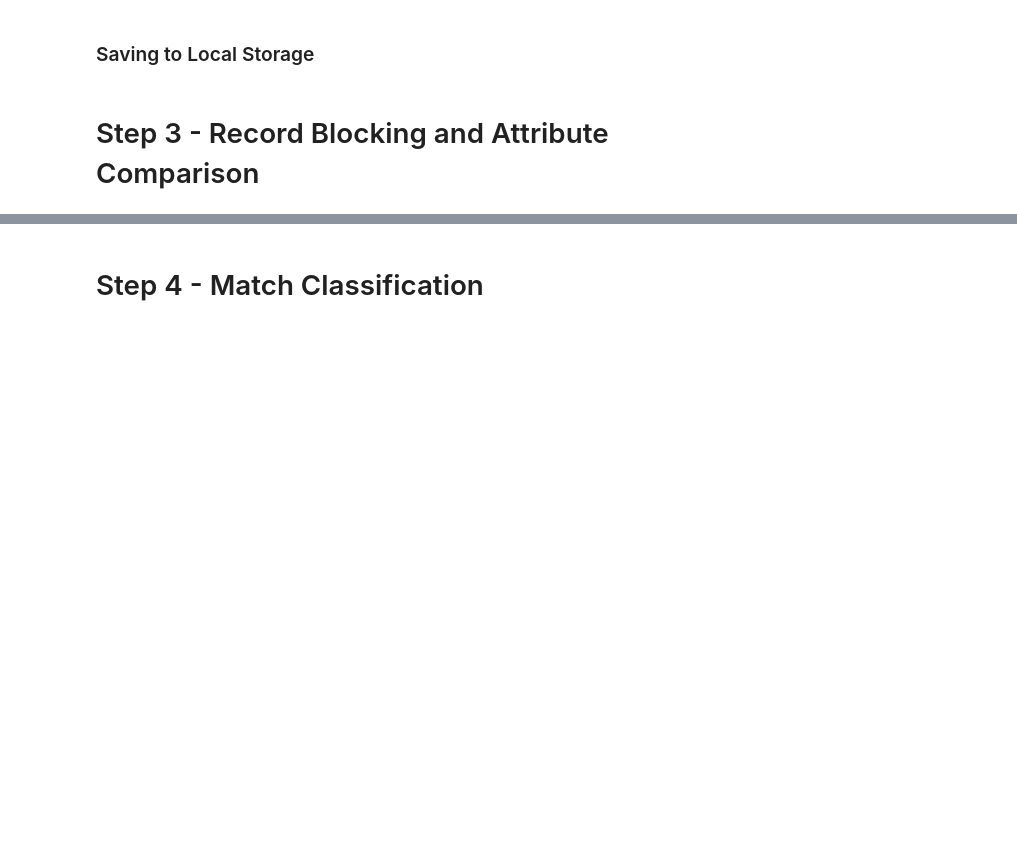
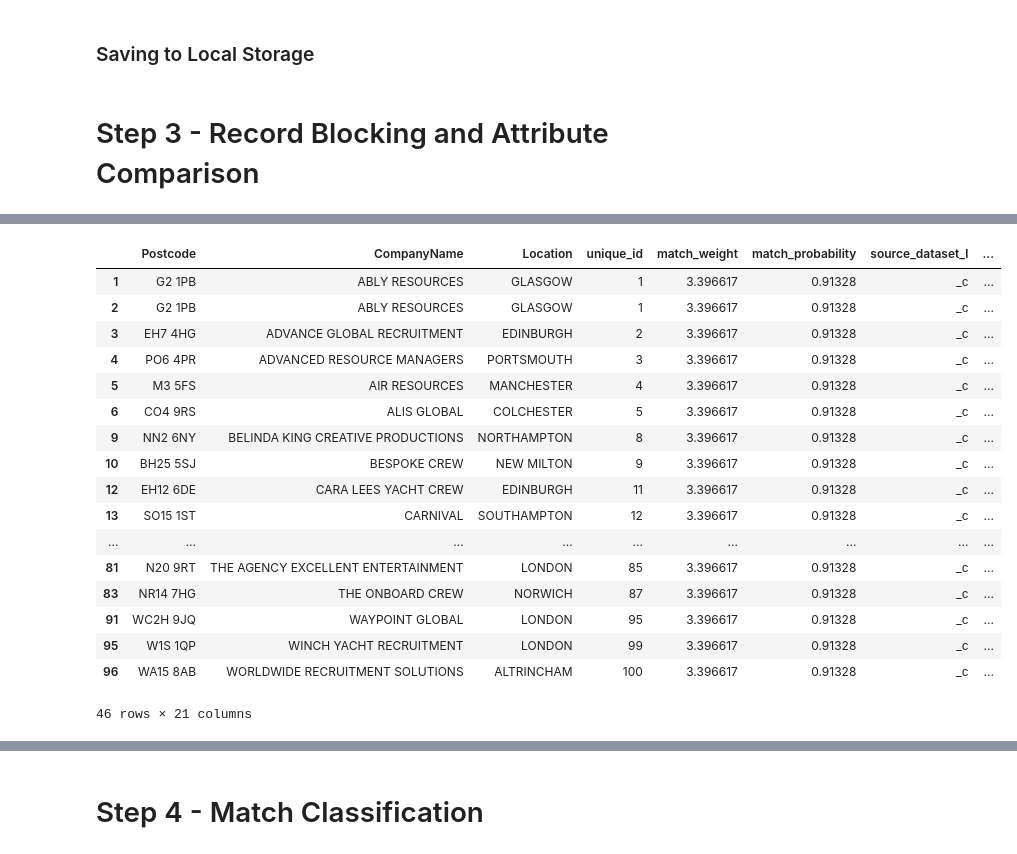
Before and after one commit to mshearer0/HandsOnEntityResolution, a Jupyter notebook: Chapter6.ipynb, the cells around one changed output, grey strips where cells are left out. Saved outputs shown, nothing was run; the diff lists cells and outputs as text; code cells hidden in the pictures; blank space fills up the shorter version.

```diff
--- a/Chapter6.ipynb
+++ b/Chapter6.ipynb
@@ -196,0 +243,21 @@ df_splink
+# %%
+results[results['match_weight'].notnull()]
+# %% [output]
+|  | Postcode | CompanyName | Location | unique_id | match_weight | match_probability | source_dataset_l | ... |
+| 1 | G2 1PB | ABLY RESOURCES | GLASGOW | 1 | 3.396617 | 0.91328 | _c | ... |
+| 2 | G2 1PB | ABLY RESOURCES | GLASGOW | 1 | 3.396617 | 0.91328 | _c | ... |
+| 3 | EH7 4HG | ADVANCE GLOBAL RECRUITMENT | EDINBURGH | 2 | 3.396617 | 0.91328 | _c | ... |
+| 4 | PO6 4PR | ADVANCED RESOURCE MANAGERS | PORTSMOUTH | 3 | 3.396617 | 0.91328 | _c | ... |
+| 5 | M3 5FS | AIR RESOURCES | MANCHESTER | 4 | 3.396617 | 0.91328 | _c | ... |
+| 6 | CO4 9RS | ALIS GLOBAL | COLCHESTER | 5 | 3.396617 | 0.91328 | _c | ... |
+| 9 | NN2 6NY | BELINDA KING CREATIVE PRODUCTIONS | NORTHAMPTON | 8 | 3.396617 | 0.91328 | _c | ... |
+| 10 | BH25 5SJ | BESPOKE CREW | NEW MILTON | 9 | 3.396617 | 0.91328 | _c | ... |
+| 12 | EH12 6DE | CARA LEES YACHT CREW | EDINBURGH | 11 | 3.396617 | 0.91328 | _c | ... |
+| 13 | SO15 1ST | CARNIVAL | SOUTHAMPTON | 12 | 3.396617 | 0.91328 | _c | ... |
+| ... | ... | ... | ... | ... | ... | ... | ... | ... |
+| 81 | N20 9RT | THE AGENCY EXCELLENT ENTERTAINMENT | LONDON | 85 | 3.396617 | 0.91328 | _c | ... |
+| 83 | NR14 7HG | THE ONBOARD CREW | NORWICH | 87 | 3.396617 | 0.91328 | _c | ... |
+| 91 | WC2H 9JQ | WAYPOINT GLOBAL | LONDON | 95 | 3.396617 | 0.91328 | _c | ... |
+| 95 | W1S 1QP | WINCH YACHT RECRUITMENT | LONDON | 99 | 3.396617 | 0.91328 | _c | ... |
+| 96 | WA15 8AB | WORLDWIDE RECRUITMENT SOLUTIONS | ALTRINCHAM | 100 | 3.396617 | 0.91328 | _c | ... |
+46 rows × 21 columns
```
Also changed, not shown: parts of 34 cells of this notebook.
